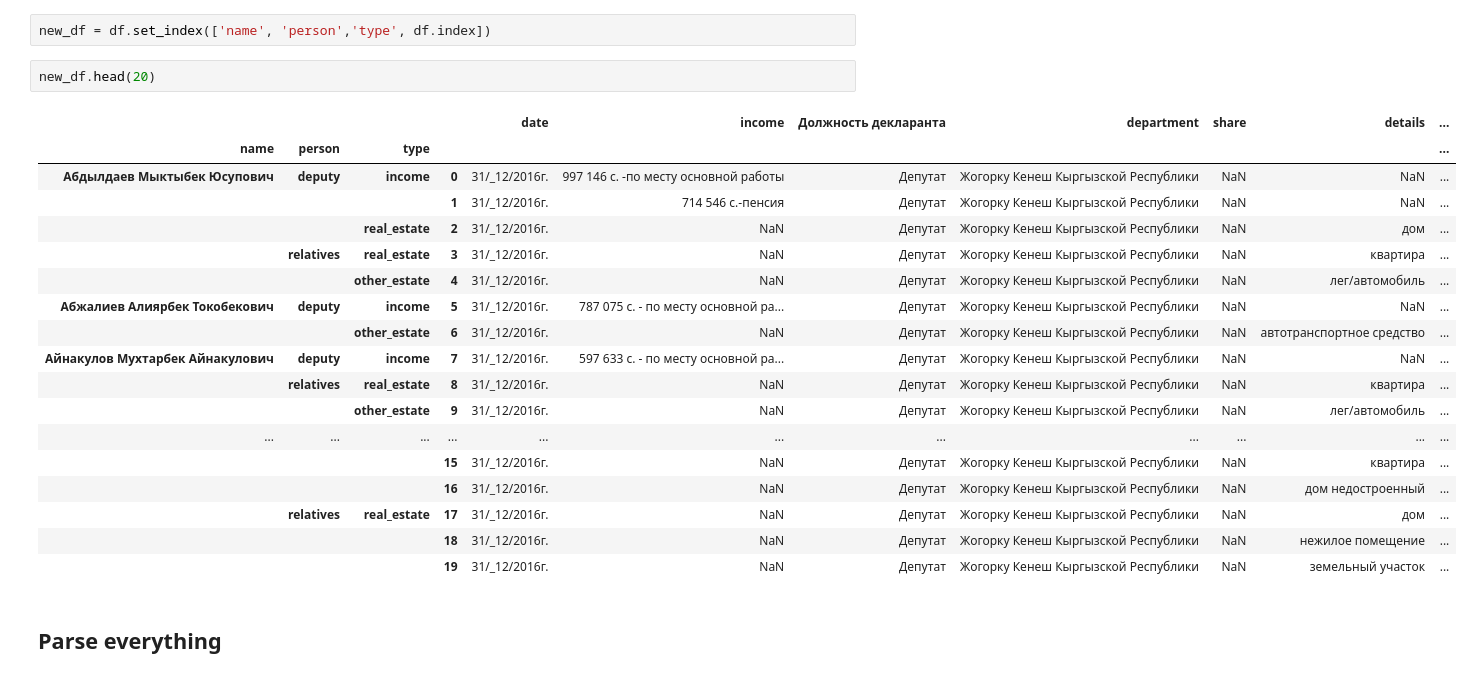
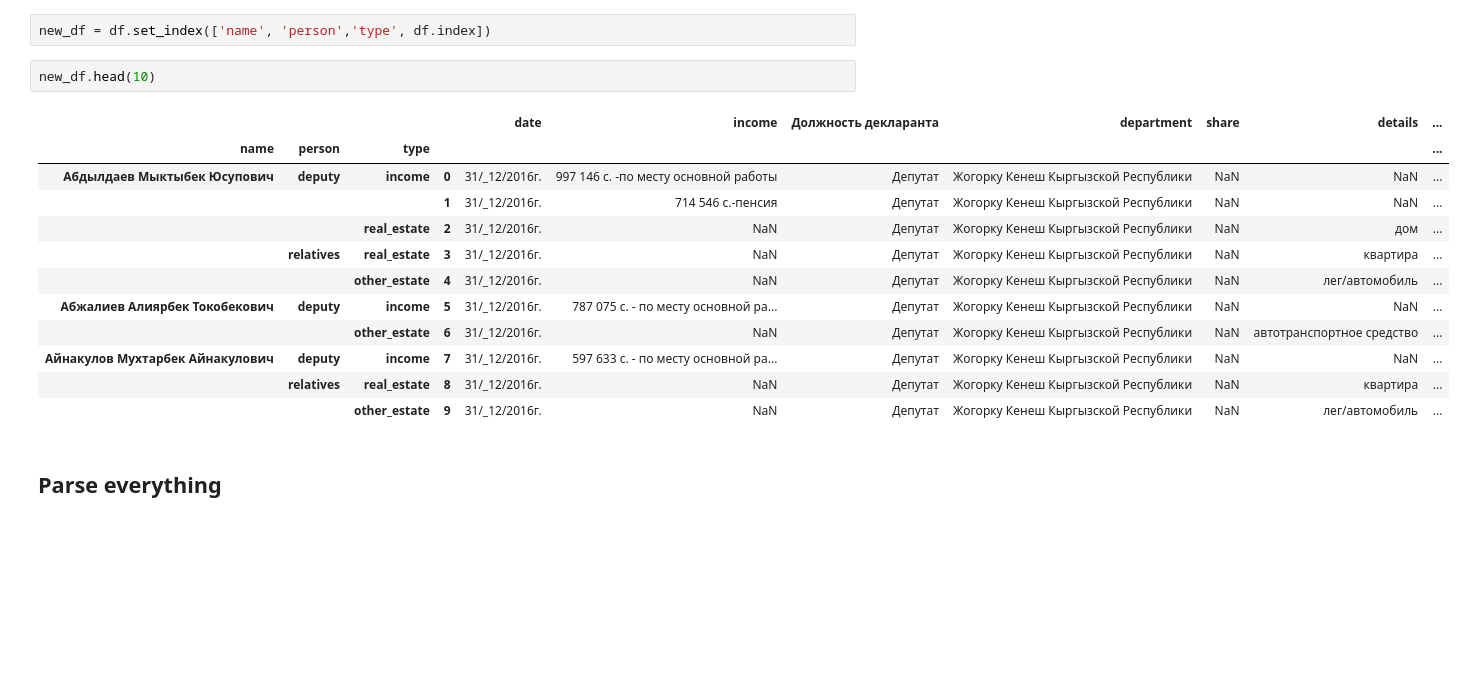
Before and after one commit to Casyfill/kg_declarations, a Jupyter notebook: code/4_clean_format.ipynb, the cells around one changed output. Cells and saved outputs as stored; diff of their text form; blank space fills up the shorter version.

```diff
--- a/code/4_clean_format.ipynb
+++ b/code/4_clean_format.ipynb
@@ -146,26 +146,20 @@ df = df.rename(columns=new_col_names)
 # %%
 new_df = df.set_index(['name', 'person','type', df.index])
 # %%
-new_df.head(20)
+new_df.head(10)
 # %% [output]
 |  |  |  |  | date | income | Должность декларанта | department | share | details | ... |
 | name | person | type |  |  |  |  |  |  |  | ... |
 | Абдылдаев Мыктыбек Юсупович | deputy | income | 0 | 31/_12/2016г. | 997 146 с. -по месту основной работы | Депутат | Жогорку Кенеш Кыргызской Республики | NaN | NaN | ... |
 |  |  |  | 1 | 31/_12/2016г. | 714 546 с.-пенсия | Депутат | Жогорку Кенеш Кыргызской Республики | NaN | NaN | ... |
 |  |  | real_estate | 2 | 31/_12/2016г. | NaN | Депутат | Жогорку Кенеш Кыргызской Республики | NaN | дом | ... |
 |  | relatives | real_estate | 3 | 31/_12/2016г. | NaN | Депутат | Жогорку Кенеш Кыргызской Республики | NaN | квартира | ... |
 |  |  | other_estate | 4 | 31/_12/2016г. | NaN | Депутат | Жогорку Кенеш Кыргызской Республики | NaN | лег/автомобиль | ... |
 | Абжалиев Алиярбек Токобекович | deputy | income | 5 | 31/_12/2016г. | 787 075 с. - по месту основной ра... | Депутат | Жогорку Кенеш Кыргызской Республики | NaN | NaN | ... |
 |  |  | other_estate | 6 | 31/_12/2016г. | NaN | Депутат | Жогорку Кенеш Кыргызской Республики | NaN | автотранспортное средство | ... |
 | Айнакулов Мухтарбек Айнакулович | deputy | income | 7 | 31/_12/2016г. | 597 633 с. - по месту основной ра... | Депутат | Жогорку Кенеш Кыргызской Республики | NaN | NaN | ... |
 |  | relatives | real_estate | 8 | 31/_12/2016г. | NaN | Депутат | Жогорку Кенеш Кыргызской Республики | NaN | квартира | ... |
 |  |  | other_estate | 9 | 31/_12/2016г. | NaN | Депутат | Жогорку Кенеш Кыргызской Республики | NaN | лег/автомобиль | ... |
-| ... | ... | ... | ... | ... | ... | ... | ... | ... | ... | ... |
-|  |  |  | 15 | 31/_12/2016г. | NaN | Депутат | Жогорку Кенеш Кыргызской Республики | NaN | квартира | ... |
-|  |  |  | 16 | 31/_12/2016г. | NaN | Депутат | Жогорку Кенеш Кыргызской Республики | NaN | дом недостроенный | ... |
-|  | relatives | real_estate | 17 | 31/_12/2016г. | NaN | Депутат | Жогорку Кенеш Кыргызской Республики | NaN | дом | ... |
-|  |  |  | 18 | 31/_12/2016г. | NaN | Депутат | Жогорку Кенеш Кыргызской Республики | NaN | нежилое помещение | ... |
-|  |  |  | 19 | 31/_12/2016г. | NaN | Депутат | Жогорку Кенеш Кыргызской Республики | NaN | земельный участок | ... |
 # %% [markdown]
 ## Parse everything
 # %% [markdown]
```
Also changed, not shown: parts of 1 cell of this notebook, 7 other files.
